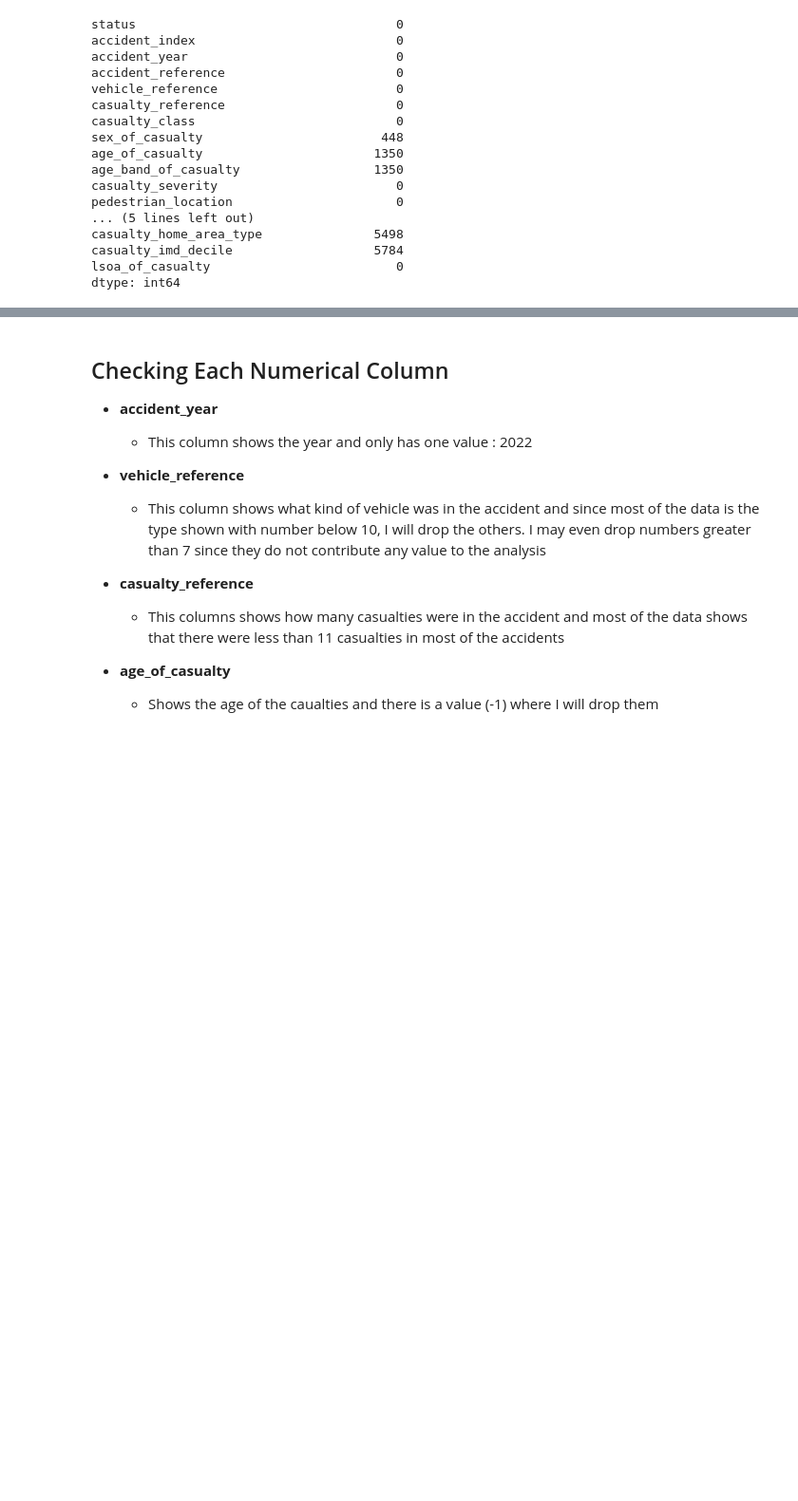
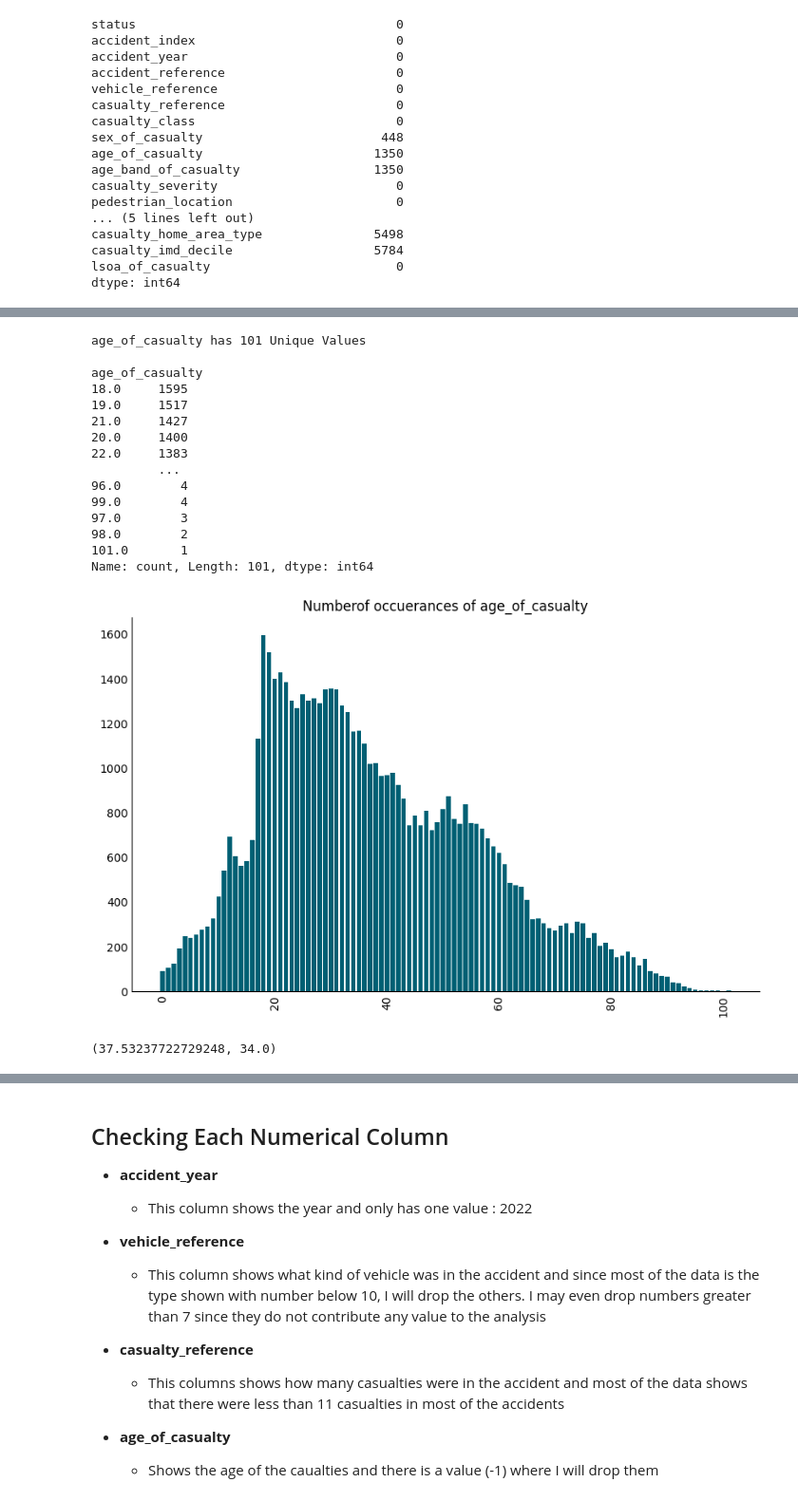
Before and after one commit to ArmanAghania/Road-Casualty-Statistics-and-Analysis, a Jupyter notebook: analysis.ipynb, the cells around one changed output, grey strips where cells are left out. Shown at 95% size. Drawn from its saved outputs; the diff is of its cells as text; code cells hidden in the pictures; blank space fills up the shorter version.

```diff
--- a/analysis.ipynb
+++ b/analysis.ipynb
@@ -251,0 +282,23 @@ array(['Female', 'Male', nan, 'unknown (self reported)'], dtype=object)
+# %%
+show_information(df, 'age_of_casualty')
+# %% [output]
+age_of_casualty has 101 Unique Values
+
+age_of_casualty
+18.0     1595
+19.0     1517
+21.0     1427
+20.0     1400
+22.0     1383
+         ...
+96.0        4
+99.0        4
+97.0        3
+98.0        2
+101.0       1
+Name: count, Length: 101, dtype: int64
+[figure, added]
+# %%
+df['age_of_casualty'].mean(), df['age_of_casualty'].median()
+# %% [output]
+(37.53237722729248, 34.0)
```
Also changed, not shown: parts of 40 cells of this notebook.
